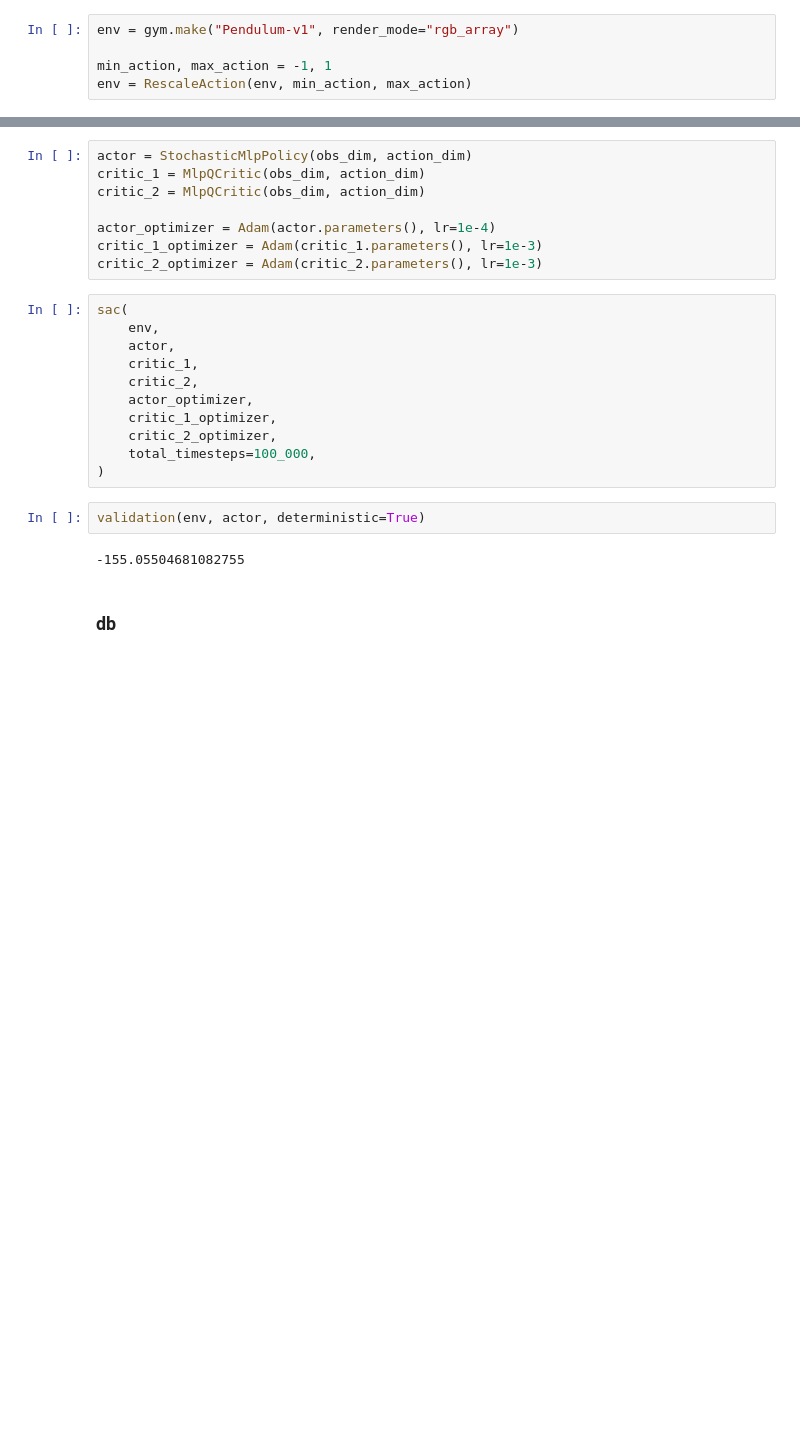
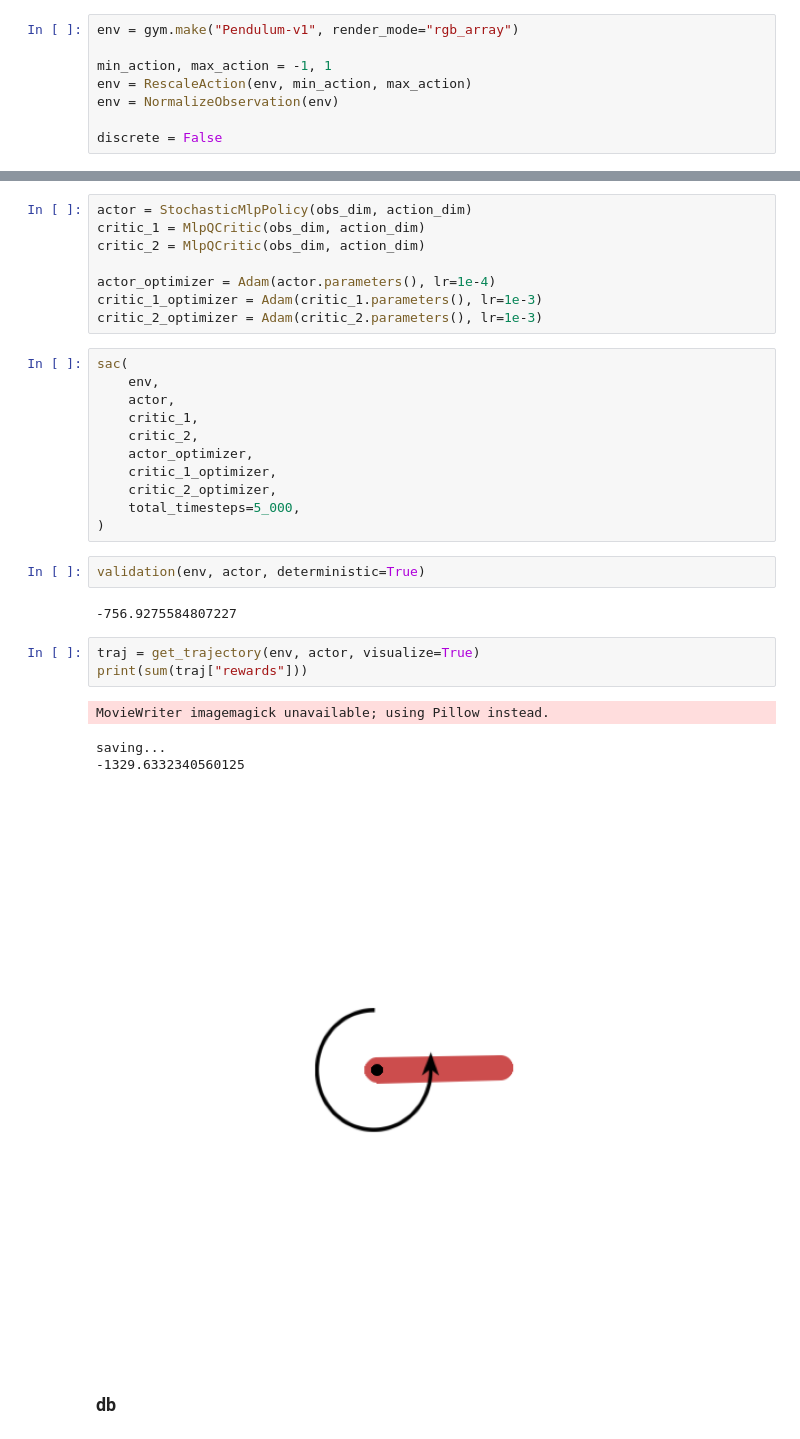
Before and after one commit to iameteron/rlib, a Jupyter notebook: examples/off-policy_pg_family.ipynb, the cells around one changed output, grey strips where cells are left out. Saved outputs shown, nothing was run; the diff lists cells and outputs as text; blank space fills up the shorter version.

```diff
--- a/examples/off-policy_pg_family.ipynb
+++ b/examples/off-policy_pg_family.ipynb
@@ -31,6 +31,9 @@ env = gym.make("Pendulum-v1", render_mode="rgb_array")
 
 min_action, max_action = -1, 1
 env = RescaleAction(env, min_action, max_action)
+env = NormalizeObservation(env)
+
+discrete = False
 # %%
 obs_dim = env.observation_space.shape[0]
 action_dim = env.action_space.shape[0]
@@ -96,12 +99,20 @@ sac(
     actor_optimizer,
     critic_1_optimizer,
     critic_2_optimizer,
-    total_timesteps=100_000,
+    total_timesteps=5_000,
 )
 # %%
 validation(env, actor, deterministic=True)
 # %% [output]
--155.05504681082755
+-756.9275584807227
+# %%
+traj = get_trajectory(env, actor, visualize=True)
+print(sum(traj["rewards"]))
+# %% [output]
+MovieWriter imagemagick unavailable; using Pillow instead.
+saving...
+-1329.6332340560125
+[figure, added]
 # %% [markdown]
 ### db
 # %%
```
Also changed, not shown: parts of 1 cell of this notebook, 13 other files.
